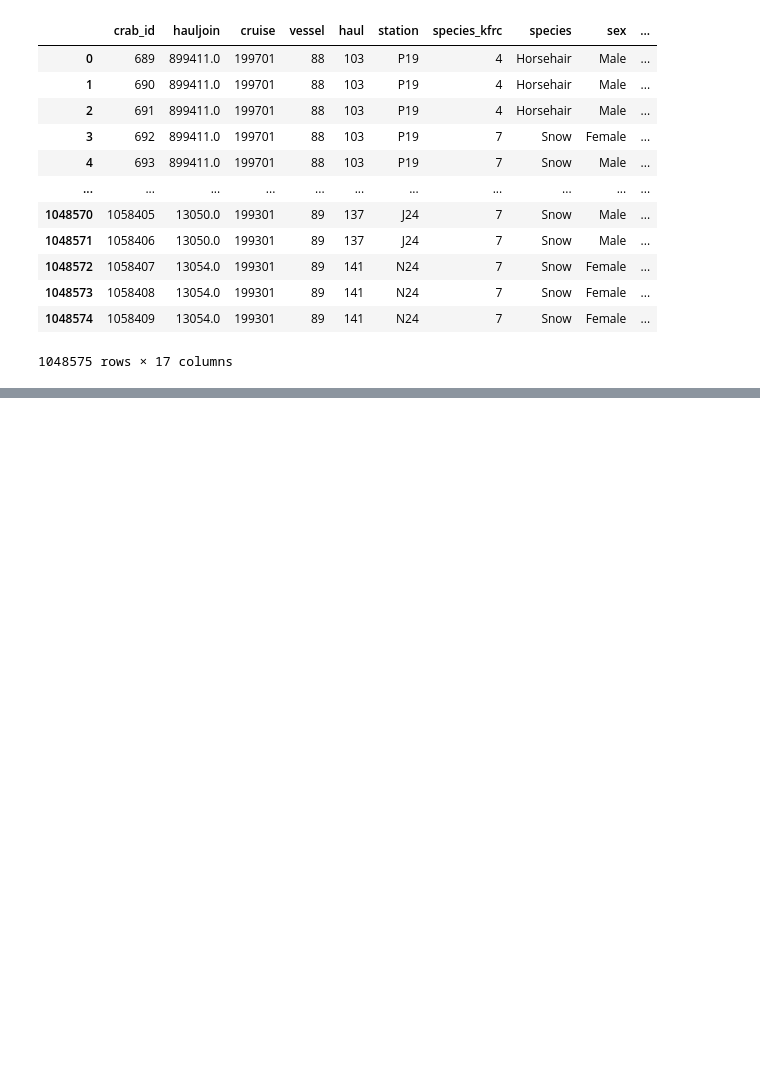
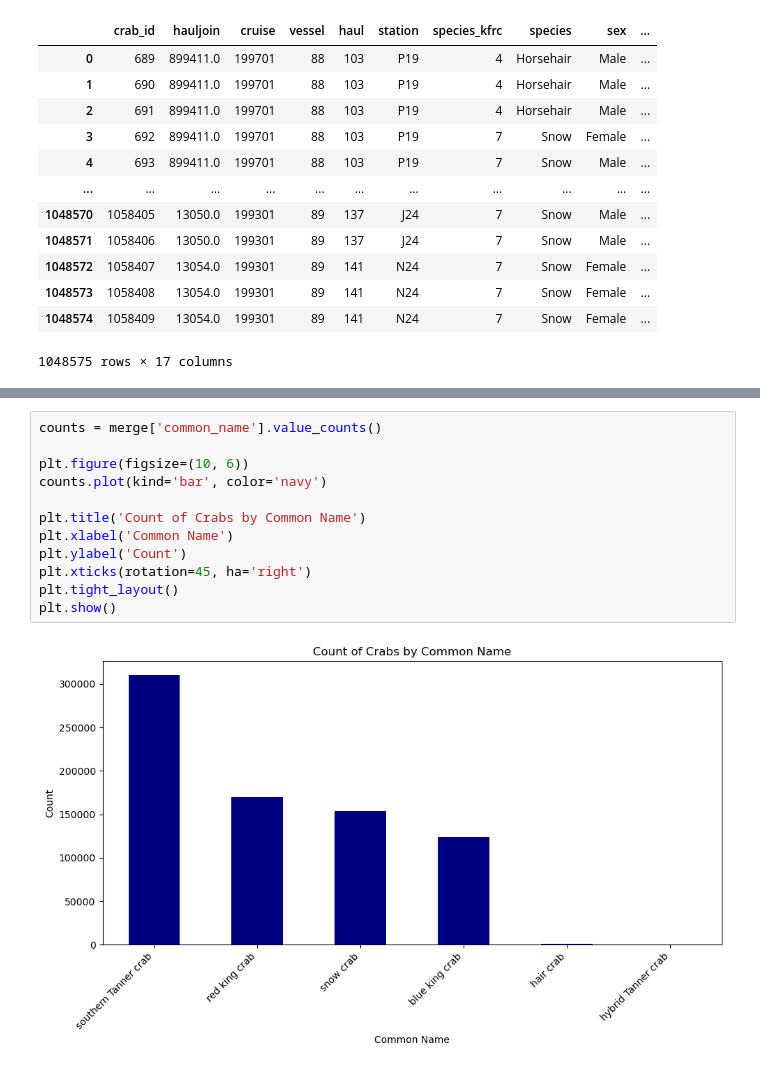
Before and after one commit to seanfahey1127/capstone-da14, a Jupyter notebook: notebook/bs_crab.ipynb, the cells around one changed output, grey strips where cells are left out. Saved outputs shown, nothing was run; the diff lists cells and outputs as text; blank space fills up the shorter version.

```diff
--- a/notebook/bs_crab.ipynb
+++ b/notebook/bs_crab.ipynb
@@ -162,0 +249,14 @@ display(m)
+# %%
+counts = merge['common_name'].value_counts()
+
+plt.figure(figsize=(10, 6))
+counts.plot(kind='bar', color='navy')
+
+plt.title('Count of Crabs by Common Name')
+plt.xlabel('Common Name')
+plt.ylabel('Count')
+plt.xticks(rotation=45, ha='right')
+plt.tight_layout()
+plt.show()
+# %% [output]
+[figure, added]
```
Also changed, not shown: parts of 21 cells of this notebook.
